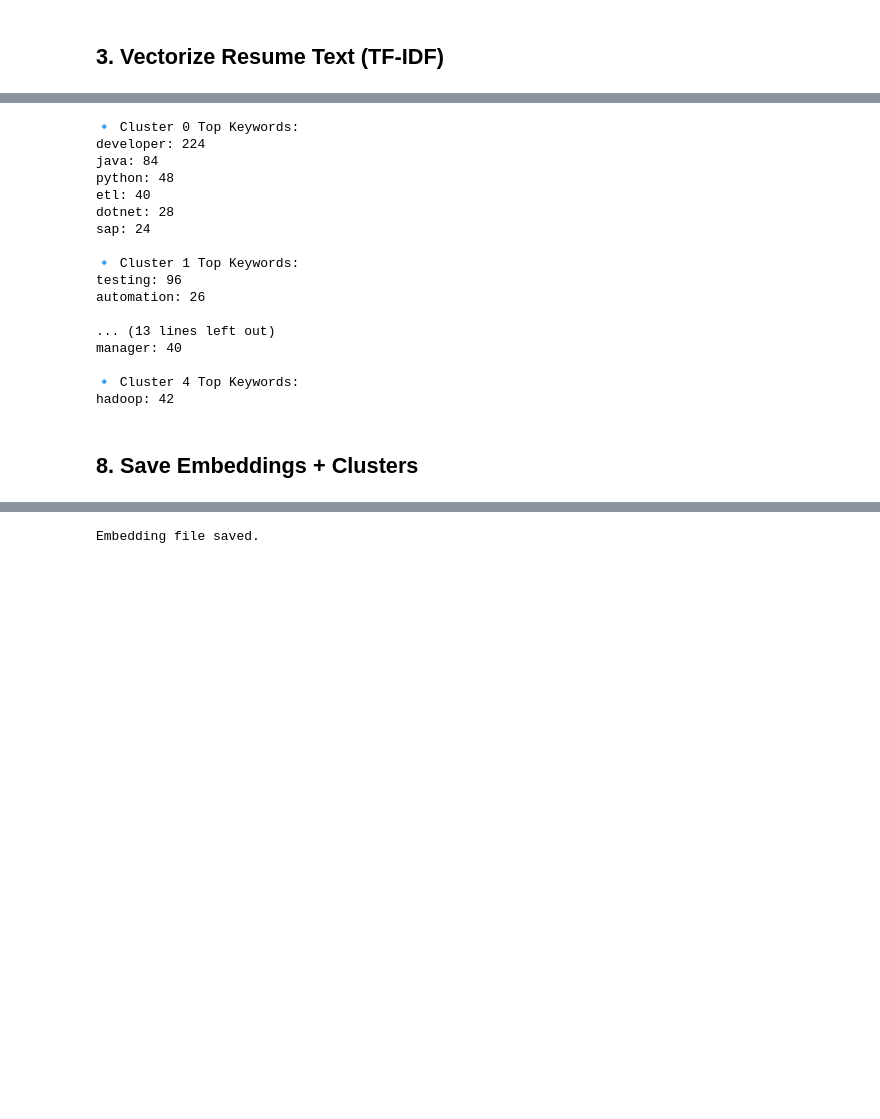
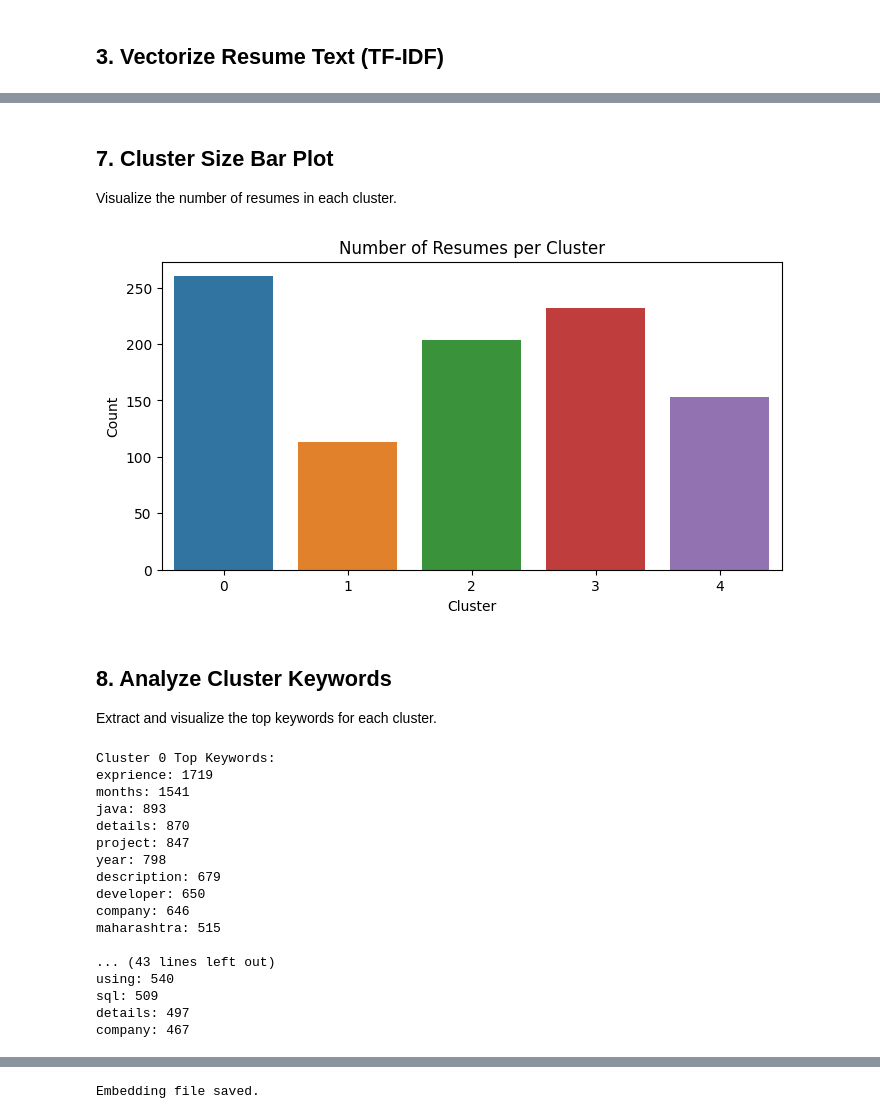
Before and after one commit to LearnerShreya/jobfit-resume-analyzer, a Jupyter notebook: notebooks/embedding_analysis.ipynb, the cells around one changed output, grey strips where cells are left out. Drawn from its saved outputs; the diff is of its cells as text; code cells hidden in the pictures; blank space fills up the shorter version.

```diff
--- a/notebooks/embedding_analysis.ipynb
+++ b/notebooks/embedding_analysis.ipynb
@@ -73,7 +87,25 @@ fig.show()
+# %% [markdown]
+## 7. Cluster Size Bar Plot
+
+Visualize the number of resumes in each cluster.
+# %%
+plt.figure(figsize=(8,4))
+sns.countplot(x='cluster', hue='cluster', data=df, palette='tab10', legend=False)
+plt.title('Number of Resumes per Cluster')
+plt.xlabel('Cluster')
+plt.ylabel('Count')
+plt.show()
+# %% [output]
+[figure, added]
+# %% [markdown]
+## 8. Analyze Cluster Keywords
+
+Extract and visualize the top keywords for each cluster.
 # %%
 from sklearn.feature_extraction.text import CountVectorizer
 
 def extract_top_keywords(texts, n=10):
+    """Extract top n keywords from a list of texts."""
     cv = CountVectorizer(stop_words='english')
     word_matrix = cv.fit_transform(texts)
     sum_words = word_matrix.sum(axis=0)
@@ -81,29 +113,28 @@ def extract_top_keywords(texts, n=10):
     words_freq = sorted(words_freq, key=lambda x: x[1], reverse=True)
     return words_freq[:n]
 
+# Print top keywords for each cluster
 for i in range(k):
     cluster_texts = df[df['cluster'] == i][st_col]
     keywords = extract_top_keywords(cluster_texts)
-    print(f"\n🔹 Cluster {i} Top Keywords:")
+    print(f"\nCluster {i} Top Keywords:")
     for word, freq in keywords:
         print(f"{word}: {freq}")
 # %% [output]
-🔹 Cluster 0 Top Keywords:
-developer: 224
-java: 84
-python: 48
-etl: 40
-dotnet: 28
-sap: 24
+Cluster 0 Top Keywords:
+exprience: 1719
+months: 1541
+java: 893
+details: 870
+project: 847
+year: 798
+description: 679
+developer: 650
+company: 646
+maharashtra: 515
 
-🔹 Cluster 1 Top Keywords:
-testing: 96
-automation: 26
-
-... (13 lines left out)
-manager: 40
-
-🔹 Cluster 4 Top Keywords:
-hadoop: 42
+... (43 lines left out)
+using: 540
+sql: 509
+details: 497
+company: 467
-# %% [markdown]
-## 8. Save Embeddings + Clusters
```
Also changed, not shown: parts of 18 cells of this notebook.
